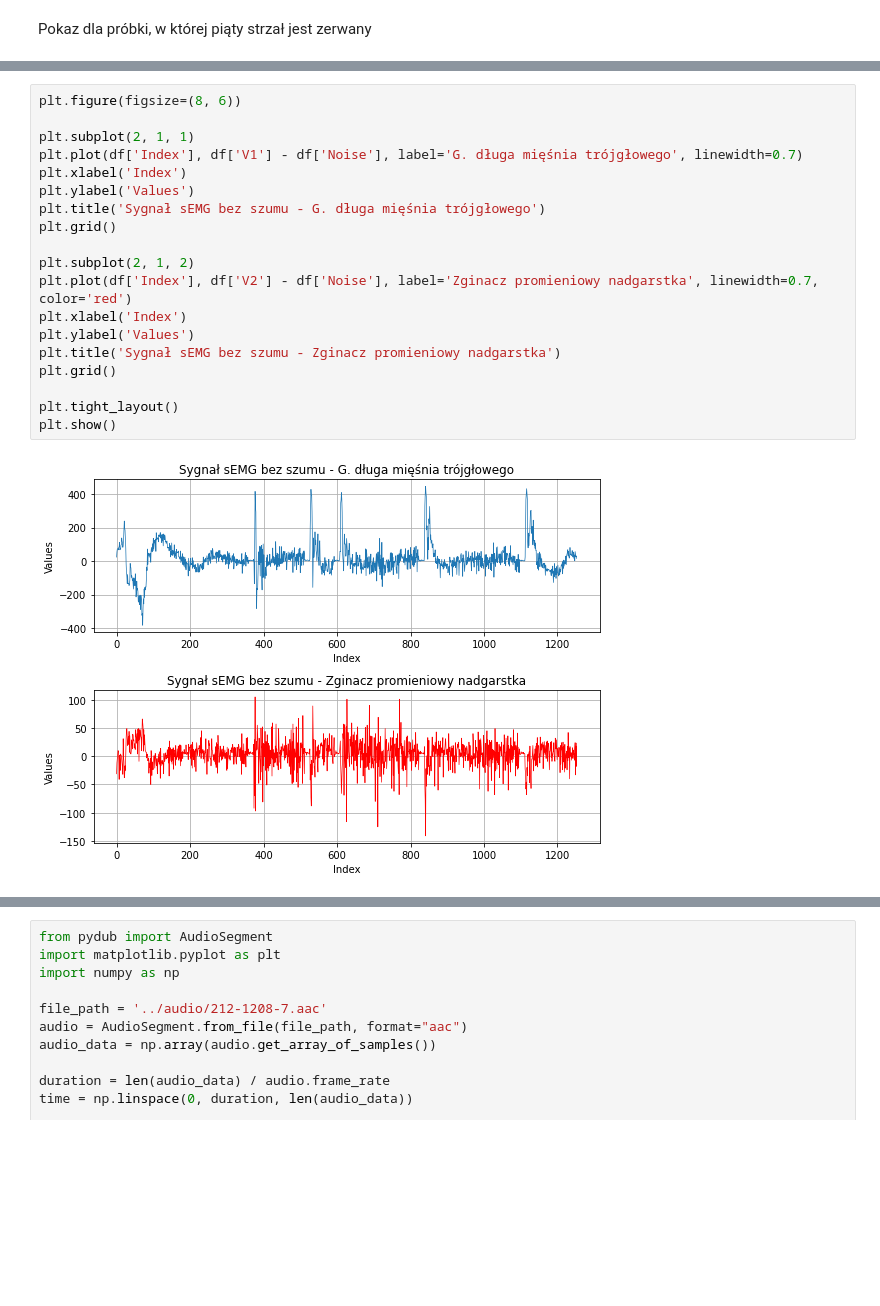
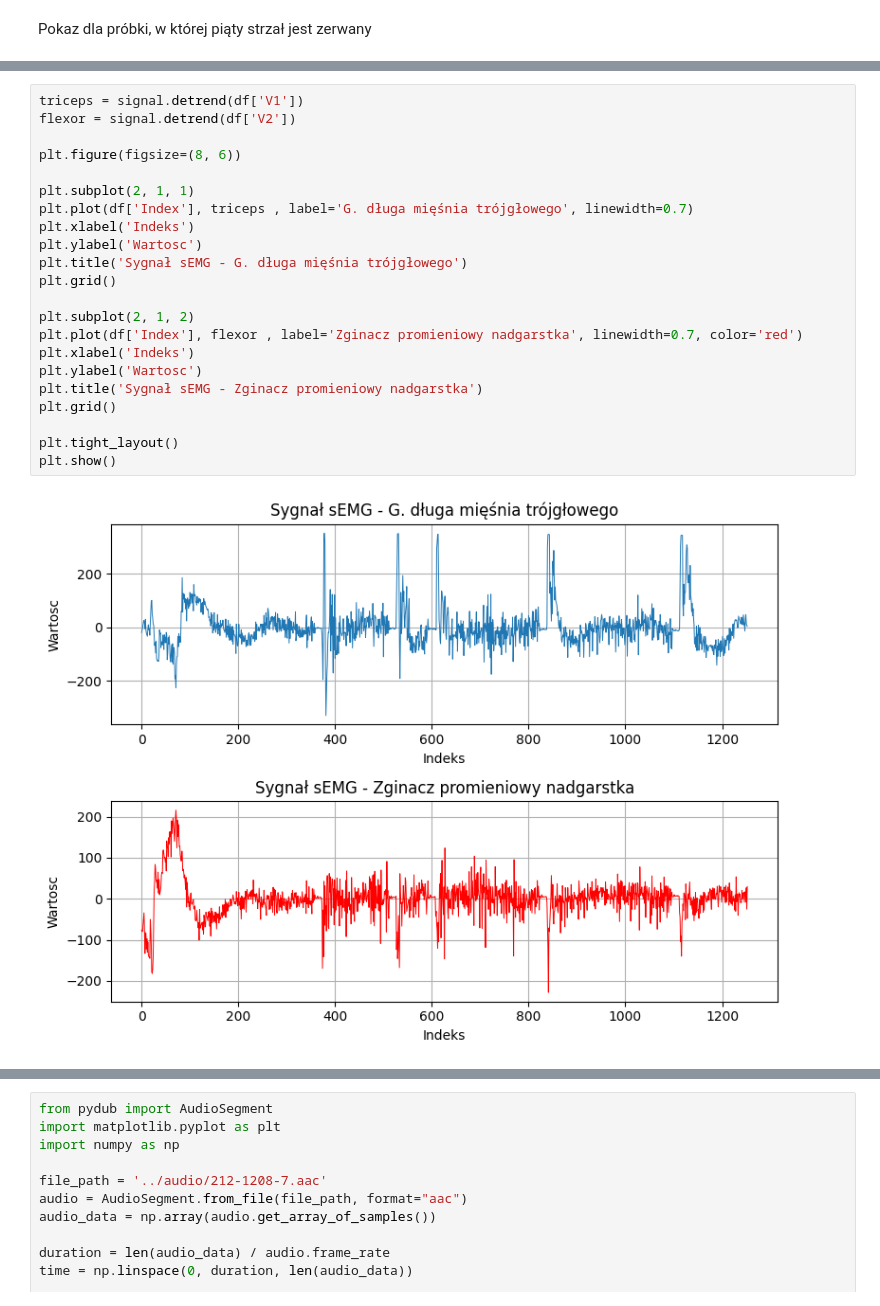
Before and after one commit to AgnieszkaDb/pif-paf-project, a Jupyter notebook: notebooks/ug_stats.ipynb, the cells around one changed output, grey strips where cells are left out. Drawn from its saved outputs; the diff is of its cells as text; blank space fills up the shorter version.

```diff
--- a/notebooks/ug_stats.ipynb
+++ b/notebooks/ug_stats.ipynb
@@ -33,21 +49,24 @@ plt.show()
 # %%
+triceps = signal.detrend(df['V1'])
+flexor = signal.detrend(df['V2'])
+
 plt.figure(figsize=(8, 6))
 
 plt.subplot(2, 1, 1)
-plt.plot(df['Index'], df['V1'] - df['Noise'], label='G. długa mięśnia trójgłowego', linewidth=0.7)
-plt.xlabel('Index')
-plt.ylabel('Values')
-plt.title('Sygnał sEMG bez szumu - G. długa mięśnia trójgłowego')
+plt.plot(df['Index'], triceps , label='G. długa mięśnia trójgłowego', linewidth=0.7)
+plt.xlabel('Indeks')
+plt.ylabel('Wartosc')
+plt.title('Sygnał sEMG - G. długa mięśnia trójgłowego')
 plt.grid()
 
 plt.subplot(2, 1, 2)
-plt.plot(df['Index'], df['V2'] - df['Noise'], label='Zginacz promieniowy nadgarstka', linewidth=0.7, color='red')
-plt.xlabel('Index')
-plt.ylabel('Values')
-plt.title('Sygnał sEMG bez szumu - Zginacz promieniowy nadgarstka')
+plt.plot(df['Index'], flexor , label='Zginacz promieniowy nadgarstka', linewidth=0.7, color='red')
+plt.xlabel('Indeks')
+plt.ylabel('Wartosc')
+plt.title('Sygnał sEMG - Zginacz promieniowy nadgarstka')
 plt.grid()
 
 plt.tight_layout()
 plt.show()
 # %% [output]
-[figure, old version]
+[figure, new version]
```
Also changed, not shown: parts of 9 cells of this notebook, 3 other files.
